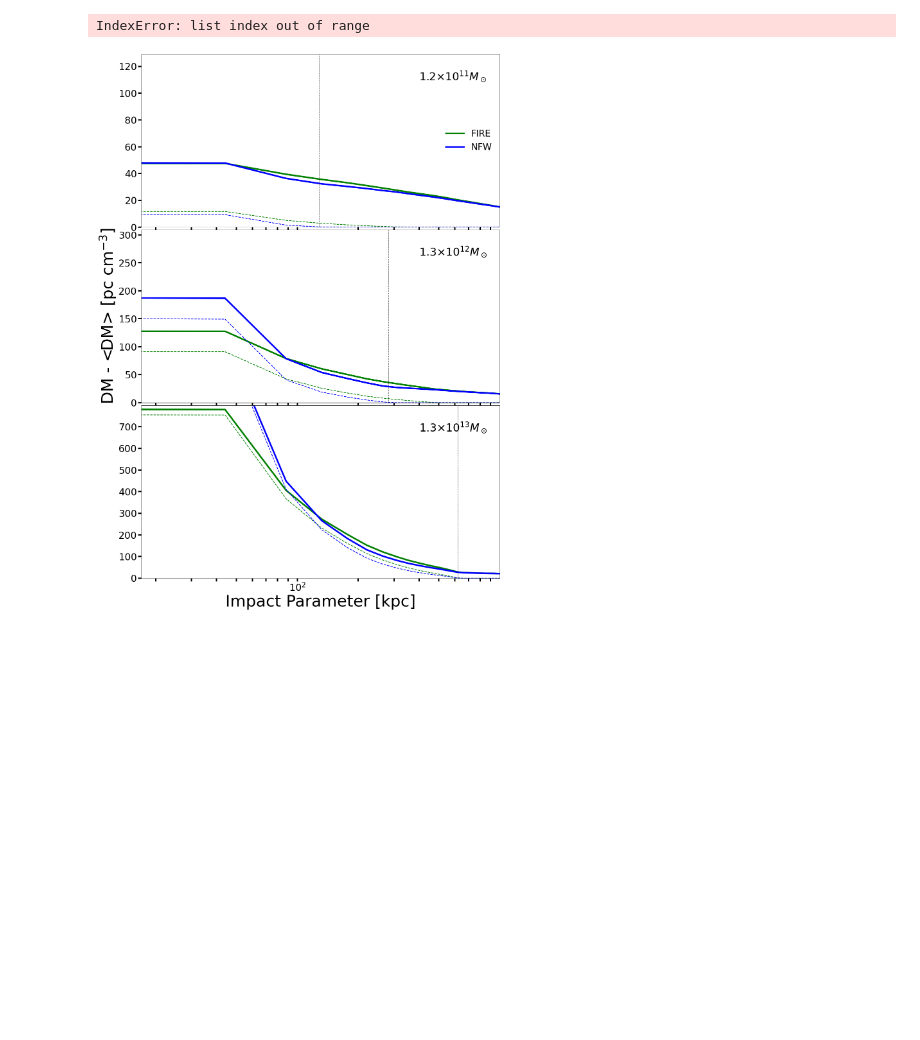
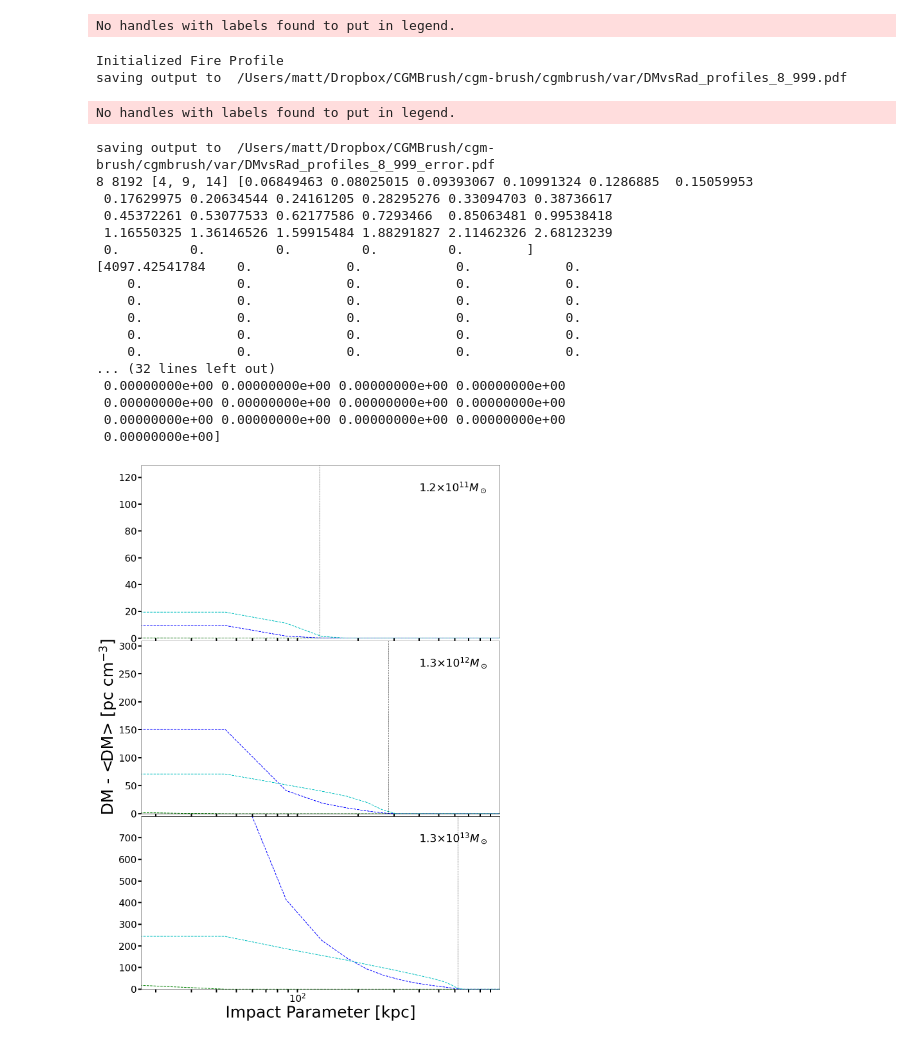
Before and after one commit to ianw89/cgm-brush, a Jupyter notebook: cgmbrush/plots/DM_vs_R.ipynb, the cells around one changed output. Cells and saved outputs as stored; diff of their text form; code cells hidden in the pictures; blank space fills up the shorter version.

```diff
--- a/cgmbrush/plots/DM_vs_R.ipynb
+++ b/cgmbrush/plots/DM_vs_R.ipynb
@@ -265,14 +142,37 @@ for j in range(0,len(bin_markers) -1):
 # %%
 
+fp = FireProfile()
+makefig.make_DM_vs_Rad_profiles_plots(series, False, 17, 999, resolution, grid_size, M_chosen,vir_rad_ar, provider)
+makefig.make_DM_vs_Rad_profiles_plots([series[0], series[2]], True, 17, 999, resolution, grid_size, M_chosen, vir_rad_ar, provider)
 
-make_DM_vs_Rad_profiles_plots(series, False, 17, 999)
-make_DM_vs_Rad_profiles_plots([series[0], series[2]], True, 17, 999)
-
+print(resolution, grid_size, M_chosen,vir_rad_ar)
+for data in series:
+    print(data[1][M_chosen[1],:])
 #make_DM_vs_Rad_profiles_plots(series, False, 15, 899)
 #make_DM_vs_Rad_profiles_plots([series[0], series[2]], True, 15, 899)
 
 #make_DM_vs_Rad_profiles_plots(series, False, 15, 799)
 #make_DM_vs_Rad_profiles_plots([series[0], series[2]], True, 15, 799)
 # %% [output]
-IndexError: list index out of range
+No handles with labels found to put in legend.
+Initialized Fire Profile
+saving output to  /Users/matt/Dropbox/CGMBrush/cgm-brush/cgmbrush/var/DMvsRad_profiles_8_999.pdf
+No handles with labels found to put in legend.
+saving output to  /Users/matt/Dropbox/CGMBrush/cgm-brush/cgmbrush/var/DMvsRad_profiles_8_999_error.pdf
+8 8192 [4, 9, 14] [0.06849463 0.08025015 0.09393067 0.10991324 0.1286885  0.15059953
+ 0.17629975 0.20634544 0.24161205 0.28295276 0.33094703 0.38736617
+ 0.45372261 0.53077533 0.62177586 0.7293466  0.85063481 0.99538418
+ 1.16550325 1.36146526 1.59915484 1.88291827 2.11462326 2.68123239
+ 0.         0.         0.         0.         0.        ]
+[4097.42541784    0.            0.            0.            0.
+    0.            0.            0.            0.            0.
+    0.            0.            0.            0.            0.
+    0.            0.            0.            0.            0.
+    0.            0.            0.            0.            0.
+    0.            0.            0.            0.            0.
+... (32 lines left out)
+ 0.00000000e+00 0.00000000e+00 0.00000000e+00 0.00000000e+00
+ 0.00000000e+00 0.00000000e+00 0.00000000e+00 0.00000000e+00
+ 0.00000000e+00 0.00000000e+00 0.00000000e+00 0.00000000e+00
+ 0.00000000e+00]
-[figure, old version]
+[figure, new version]
```
Also changed, not shown: parts of 9 cells of this notebook, 10 other files.
